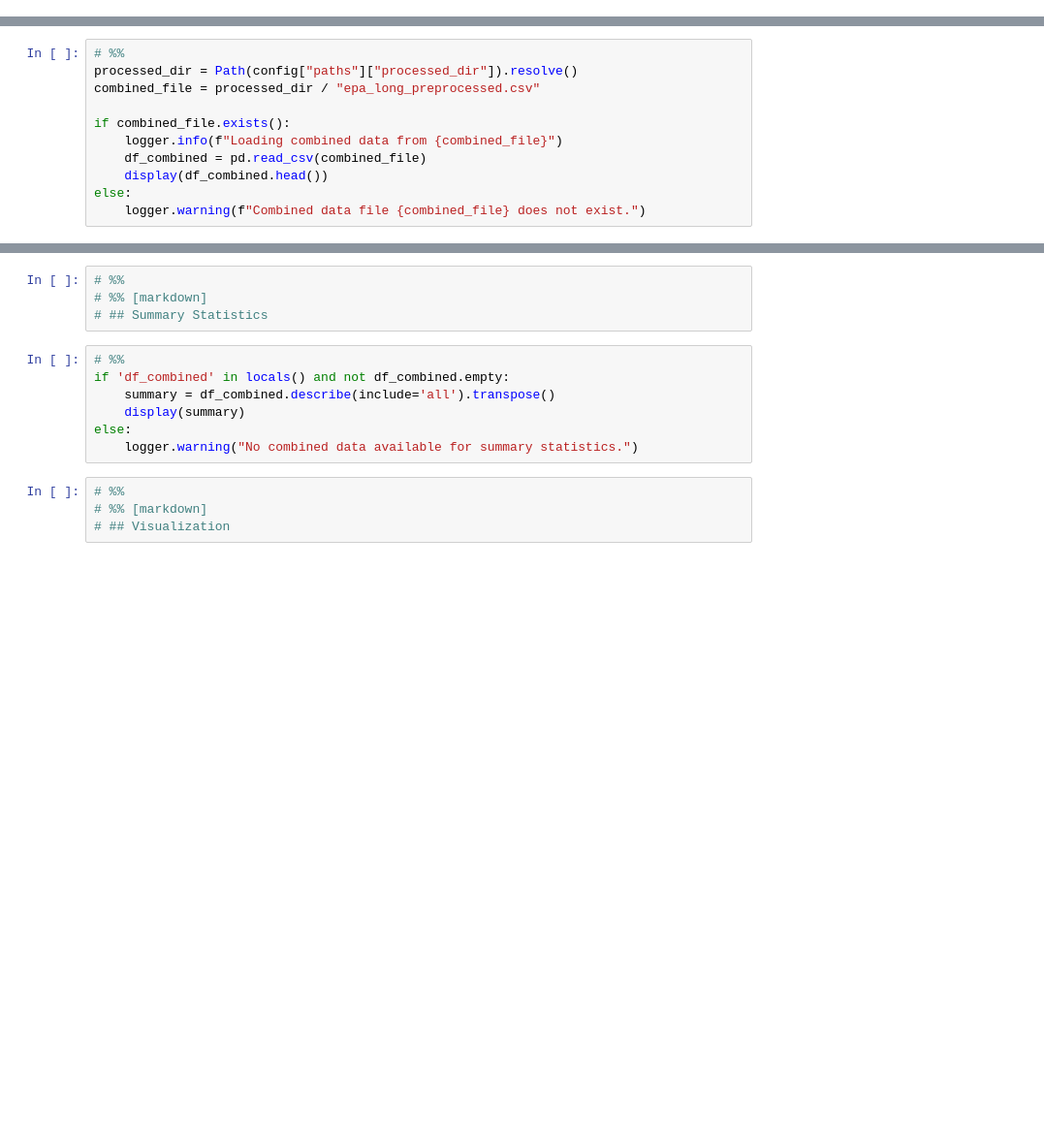
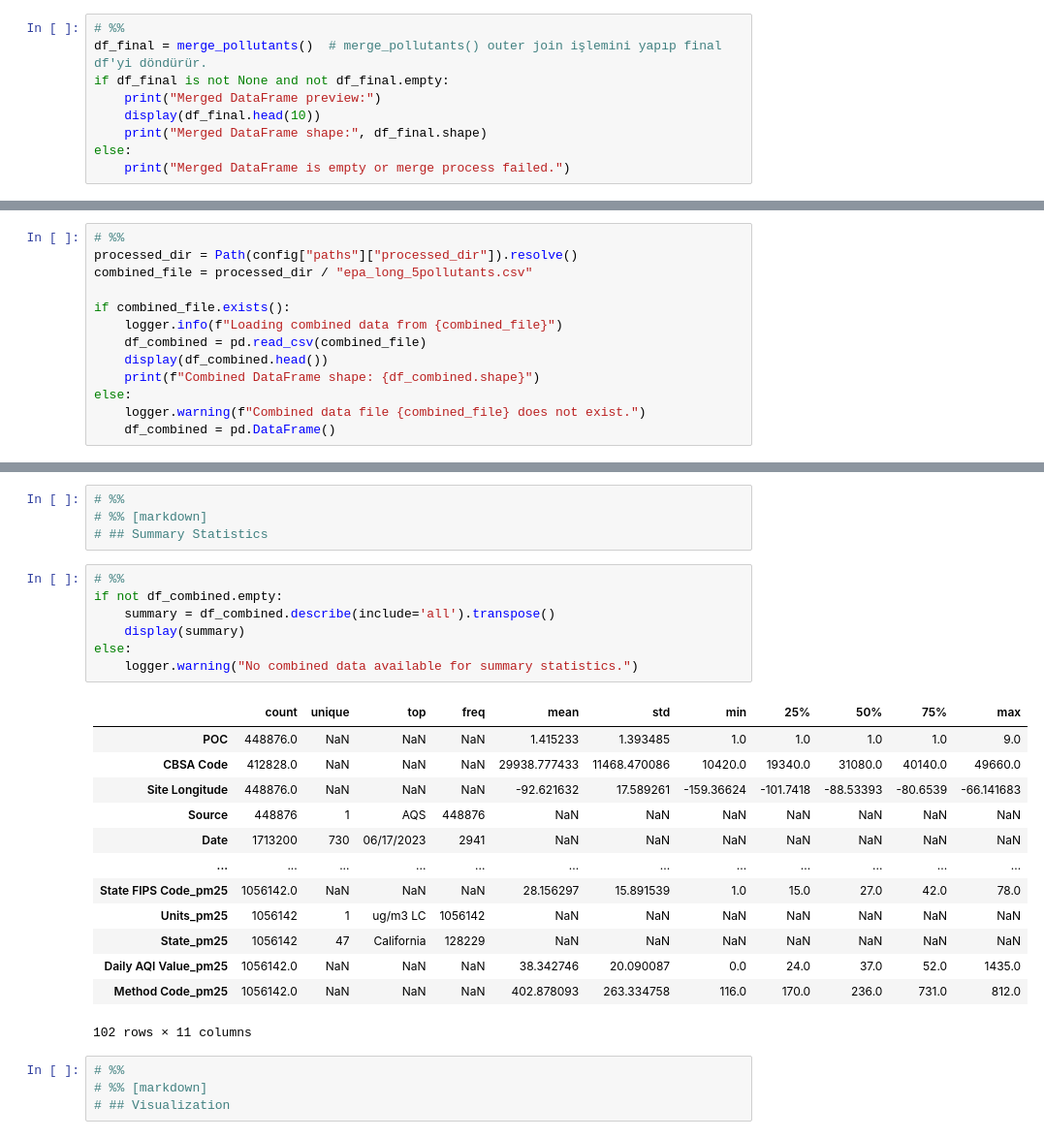
Before and after one commit to dogaaydinn/Geo_Sentiment_Climate, a Jupyter notebook: notebooks/002_data_ingestion.ipynb, the cells around one changed output, grey strips where cells are left out. Shown at 97% size. Drawn from its saved outputs; the diff is of its cells as text; blank space fills up the shorter version.

Commit message:
Update 002_data_ingestion.ipynb with more advanced techniques.

```diff
--- a/notebooks/002_data_ingestion.ipynb
+++ b/notebooks/002_data_ingestion.ipynb
@@ -55,3 +58,12 @@ logger.info("=== Data Ingestion Notebook Initialized ===")
 # %%
 # %% [markdown]
 # ## Perform Data Ingestion
+# %%
+# %%
+df_final = merge_pollutants()  # merge_pollutants() outer join işlemini yapıp final df'yi döndürür.
+if df_final is not None and not df_final.empty:
+    print("Merged DataFrame preview:")
+    display(df_final.head(10))
+    print("Merged DataFrame shape:", df_final.shape)
+else:
+    print("Merged DataFrame is empty or merge process failed.")
@@ -72,11 +154,13 @@ TypeError: unsupported operand type(s) for +: 'PosixPath' and 'str'
 # %%
 # %%
 processed_dir = Path(config["paths"]["processed_dir"]).resolve()
-combined_file = processed_dir / "epa_long_preprocessed.csv"
+combined_file = processed_dir / "epa_long_5pollutants.csv"
 
 if combined_file.exists():
     logger.info(f"Loading combined data from {combined_file}")
     df_combined = pd.read_csv(combined_file)
     display(df_combined.head())
+    print(f"Combined DataFrame shape: {df_combined.shape}")
 else:
     logger.warning(f"Combined data file {combined_file} does not exist.")
+    df_combined = pd.DataFrame()
@@ -86,11 +180,25 @@ else:
 # ## Summary Statistics
 # %%
 # %%
-if 'df_combined' in locals() and not df_combined.empty:
+if not df_combined.empty:
     summary = df_combined.describe(include='all').transpose()
     display(summary)
 else:
     logger.warning("No combined data available for summary statistics.")
+# %% [output]
+|  | count | unique | top | freq | mean | std | min | 25% | 50% | 75% | max |
+| POC | 448876.0 | NaN | NaN | NaN | 1.415233 | 1.393485 | 1.0 | 1.0 | 1.0 | 1.0 | 9.0 |
+| CBSA Code | 412828.0 | NaN | NaN | NaN | 29938.777433 | 11468.470086 | 10420.0 | 19340.0 | 31080.0 | 40140.0 | 49660.0 |
+| Site Longitude | 448876.0 | NaN | NaN | NaN | -92.621632 | 17.589261 | -159.36624 | -101.7418 | -88.53393 | -80.6539 | -66.141683 |
+| Source | 448876 | 1 | AQS | 448876 | NaN | NaN | NaN | NaN | NaN | NaN | NaN |
+| Date | 1713200 | 730 | 06/17/2023 | 2941 | NaN | NaN | NaN | NaN | NaN | NaN | NaN |
+| ... | ... | ... | ... | ... | ... | ... | ... | ... | ... | ... | ... |
+| State FIPS Code_pm25 | 1056142.0 | NaN | NaN | NaN | 28.156297 | 15.891539 | 1.0 | 15.0 | 27.0 | 42.0 | 78.0 |
+| Units_pm25 | 1056142 | 1 | ug/m3 LC | 1056142 | NaN | NaN | NaN | NaN | NaN | NaN | NaN |
+| State_pm25 | 1056142 | 47 | California | 128229 | NaN | NaN | NaN | NaN | NaN | NaN | NaN |
+| Daily AQI Value_pm25 | 1056142.0 | NaN | NaN | NaN | 38.342746 | 20.090087 | 0.0 | 24.0 | 37.0 | 52.0 | 1435.0 |
+| Method Code_pm25 | 1056142.0 | NaN | NaN | NaN | 402.878093 | 263.334758 | 116.0 | 170.0 | 236.0 | 731.0 | 812.0 |
+102 rows × 11 columns
 # %%
 # %%
 # %% [markdown]
```
Also changed, not shown: parts of 12 cells of this notebook.
